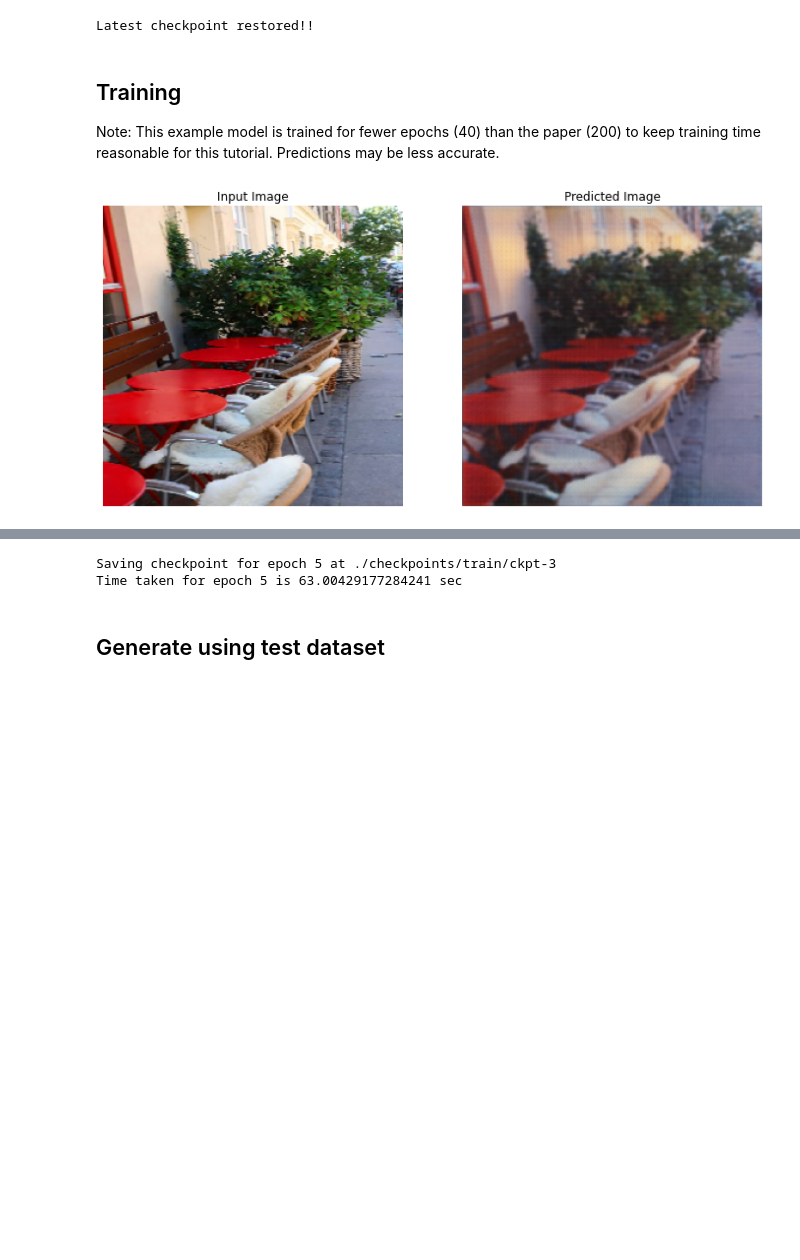
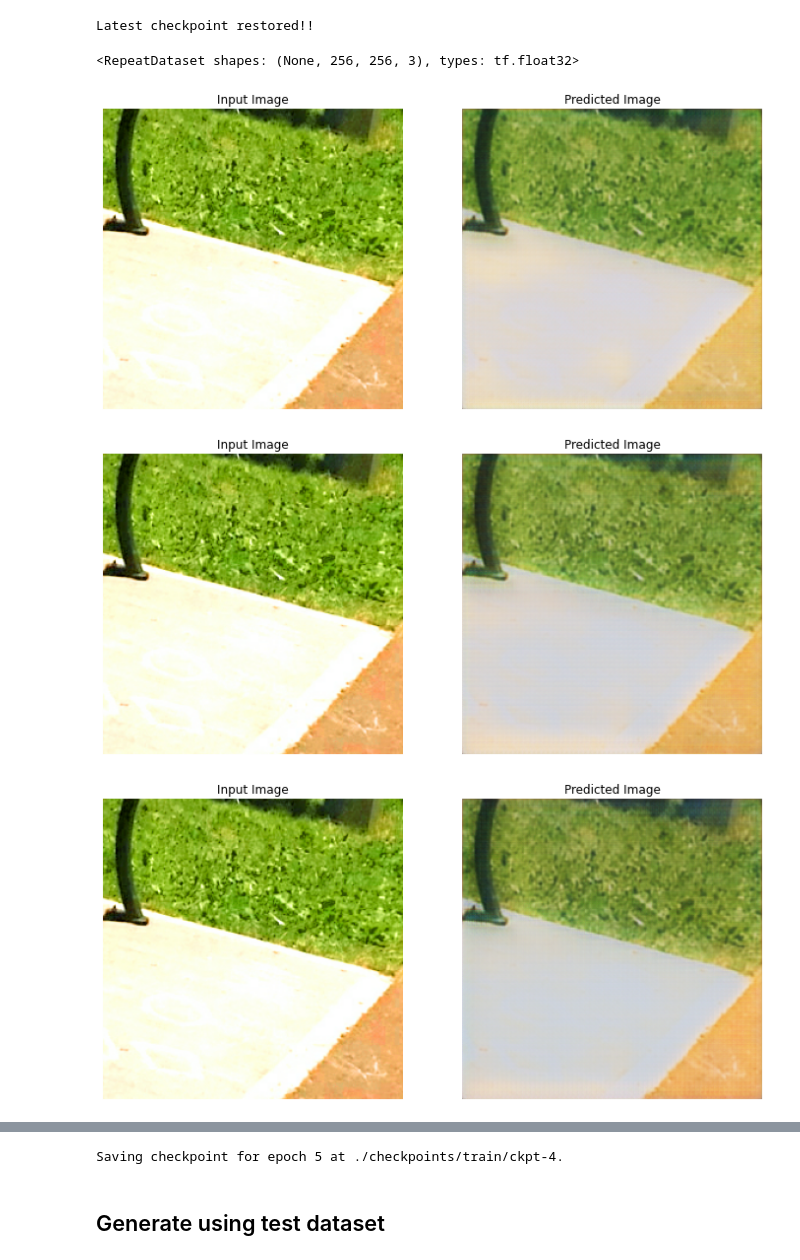
Before and after one commit to AlphaGit/kecleon, a Jupyter notebook: cyclegan.ipynb, the cells around one changed output, grey strips where cells are left out. Drawn from its saved outputs; the diff is of its cells as text; code cells hidden in the pictures; blank space fills up the shorter version.

```diff
--- a/cyclegan.ipynb
+++ b/cyclegan.ipynb
@@ -114,12 +106,12 @@ def normalize(image):
   return image
 # %%
 def random_jitter(image):
-  # resizing to 286 x 286 x 3
-  image = tf.image.resize(image, [286, 286],
-                          method=tf.image.ResizeMethod.NEAREST_NEIGHBOR)
+  # # resizing to 286 x 286 x 3
+  # image = tf.image.resize(image, [286, 286],
+  #                         method=tf.image.ResizeMethod.NEAREST_NEIGHBOR)
 
   # randomly cropping to 256 x 256 x 3
-  image = random_crop(image)
+  image = tf.image.random_crop(image, size=[IMG_HEIGHT, IMG_WIDTH, 3])
 
   # random mirroring
   image = tf.image.random_flip_left_right(image)
@@ -155,3 +131,17 @@ test_styles = style_images.map(
+# %%
+def get_preprocessed_dataset_batch(dataset, preprocess_fn):
+  return dataset \
+      .cache() \
+      .map(preprocess_fn) \
+      .shuffle(BUFFER_SIZE) \
+      .batch(BATCH_SIZE) \
+      .repeat(10)
+# %%
+train_content = get_preprocessed_dataset_batch(content_images, preprocess_image_train)
+train_styles = get_preprocessed_dataset_batch(style_images, preprocess_image_train)
+
+test_content = get_preprocessed_dataset_batch(content_images, preprocess_image_test)
+test_styles = get_preprocessed_dataset_batch(style_images, preprocess_image_test)
 # %%
 sample_content = next(iter(train_content))
 sample_style = next(iter(train_styles))
@@ -302,10 +265,6 @@ if ckpt_manager.latest_checkpoint:
   print ('Latest checkpoint restored!!')
 # %% [output]
 Latest checkpoint restored!!
-# %% [markdown]
-## Training
-
-Note: This example model is trained for fewer epochs (40) than the paper (200) to keep training time reasonable for this tutorial. Predictions may be less accurate.
 # %%
 EPOCHS = 5
 # %%
@@ -385,28 +344,24 @@ def train_step(real_x, real_y):
 
   discriminator_y_optimizer.apply_gradients(zip(discriminator_y_gradients,
                                                 discriminator_y.trainable_variables))
+# %%
+train_content
+# %% [output]
+<RepeatDataset shapes: (None, 256, 256, 3), types: tf.float32>
 # %%
-for epoch in range(EPOCHS):
-  start = time.time()
+from tqdm.notebook import trange, tqdm
 
-  n = 0
-  for image_x, image_y in tf.data.Dataset.zip((train_content, train_styles)):
+for epoch in trange(EPOCHS):
+  for image_x, image_y in tqdm(tf.data.Dataset.zip((train_content, train_styles))):
     train_step(image_x, image_y)
-    if n % 10 == 0:
-      print ('.', end='')
-    n += 1
 
-  clear_output(wait=True)
-  # Using a consistent image (sample_content) so that the progress of the model
-  # is clearly visible.
+  # clear_output(wait=True)
   generate_images(generator_g, sample_content)
 
   if (epoch + 1) % 5 == 0:
     ckpt_save_path = ckpt_manager.save()
-    print ('Saving checkpoint for epoch {} at {}'.format(epoch+1,
-                                                         ckpt_save_path))
-
-  print ('Time taken for epoch {} is {} sec\n'.format(epoch + 1,
-                                                      time.time()-start))
+    print(f'Saving checkpoint for epoch {epoch + 1} at {ckpt_save_path}.')
 # %% [output]
-[figure, old version]
+[figure, new version]
+[figure, added]
+[figure, added]
@@ -413,5 +370,4 @@ for epoch in range(EPOCHS):
-Saving checkpoint for epoch 5 at ./checkpoints/train/ckpt-3
-Time taken for epoch 5 is 63.00429177284241 sec
+Saving checkpoint for epoch 5 at ./checkpoints/train/ckpt-4.
 # %% [markdown]
 ## Generate using test dataset
 # %%
```
Also changed, not shown: parts of 13 cells of this notebook.
